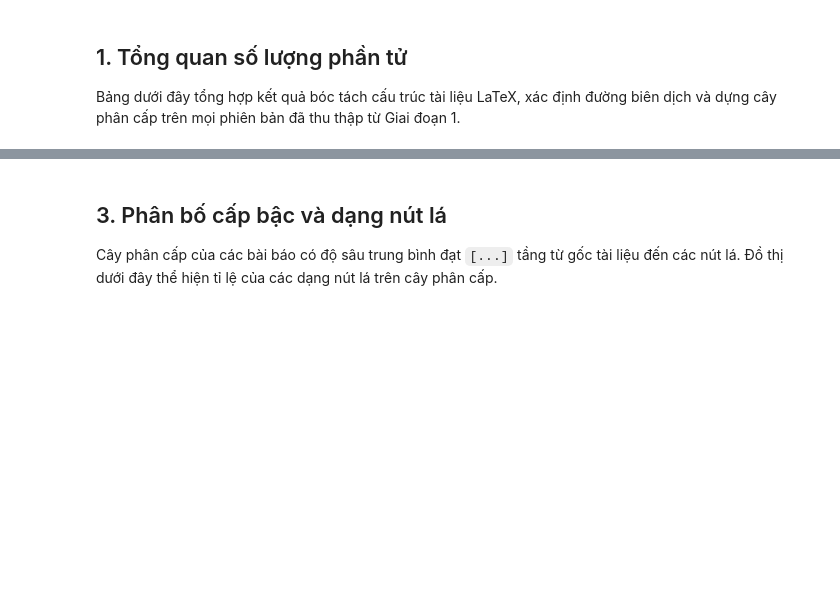
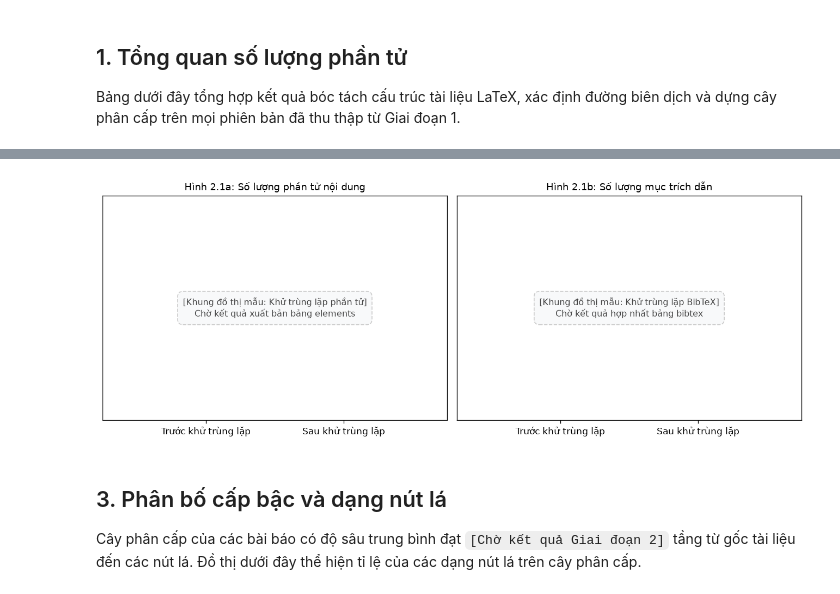
Before and after one commit to Toan-ten/Arxiv-Project-Group10-Report, a Jupyter notebook: report_book/m2/03-statistics.ipynb, the cells around one changed output, grey strips where cells are left out. Saved outputs shown, nothing was run; the diff lists cells and outputs as text; code cells hidden in the pictures; blank space fills up the shorter version.

```diff
--- a/report_book/m2/03-statistics.ipynb
+++ b/report_book/m2/03-statistics.ipynb
@@ -118,4 +54,35 @@ plt.show()
+# %%
+fig, (ax1, ax2) = plt.subplots(1, 2, figsize=(11, 4.2), dpi=120)
+dedup = m2_summary["deduplication_metrics"]
+
+if is_placeholder or dedup["elements_before_dedup"] is None:
+    ax1.text(0.5, 0.5, "[Khung đồ thị mẫu: Khử trùng lặp phần tử]\nChờ kết quả xuất bản bảng elements",
+             ha="center", va="center", fontsize=9.5, color="#444444",
+             bbox=dict(boxstyle="round,pad=0.6", facecolor="#f8f9fa", edgecolor="#cccccc", linestyle="--"))
+    ax1.set_xlim(0, 1)
+    ax1.set_ylim(0, 1)
+    ax1.set_yticks([])
+    ax1.set_xticks([0.3, 0.7])
+    ax1.set_xticklabels(["Trước khử trùng lặp", "Sau khử trùng lặp"])
+
+    ax2.text(0.5, 0.5, "[Khung đồ thị mẫu: Khử trùng lặp BibTeX]\nChờ kết quả hợp nhất bảng bibtex",
+             ha="center", va="center", fontsize=9.5, color="#444444",
+             bbox=dict(boxstyle="round,pad=0.6", facecolor="#f8f9fa", edgecolor="#cccccc", linestyle="--"))
+    ax2.set_xlim(0, 1)
+    ax2.set_ylim(0, 1)
+    ax2.set_yticks([])
+    ax2.set_xticks([0.3, 0.7])
+    ax2.set_xticklabels(["Trước khử trùng lặp", "Sau khử trùng lặp"])
+else:
+    pass
+
+ax1.set_title("Hình 2.1a: Số lượng phần tử nội dung", fontsize=11)
+ax2.set_title("Hình 2.1b: Số lượng mục trích dẫn", fontsize=11)
+plt.tight_layout()
+plt.show()
+# %% [output]
+[figure, added]
 # %% [markdown]
 ## 3. Phân bố cấp bậc và dạng nút lá
 
-Cây phân cấp của các bài báo có độ sâu trung bình đạt `[...]` tầng từ gốc tài liệu đến các nút lá. Đồ thị dưới đây thể hiện tỉ lệ của các dạng nút lá trên cây phân cấp.
+Cây phân cấp của các bài báo có độ sâu trung bình đạt `[Chờ kết quả Giai đoạn 2]` tầng từ gốc tài liệu đến các nút lá. Đồ thị dưới đây thể hiện tỉ lệ của các dạng nút lá trên cây phân cấp.
```
Also changed, not shown: parts of 14 cells of this notebook, 3 other files.
